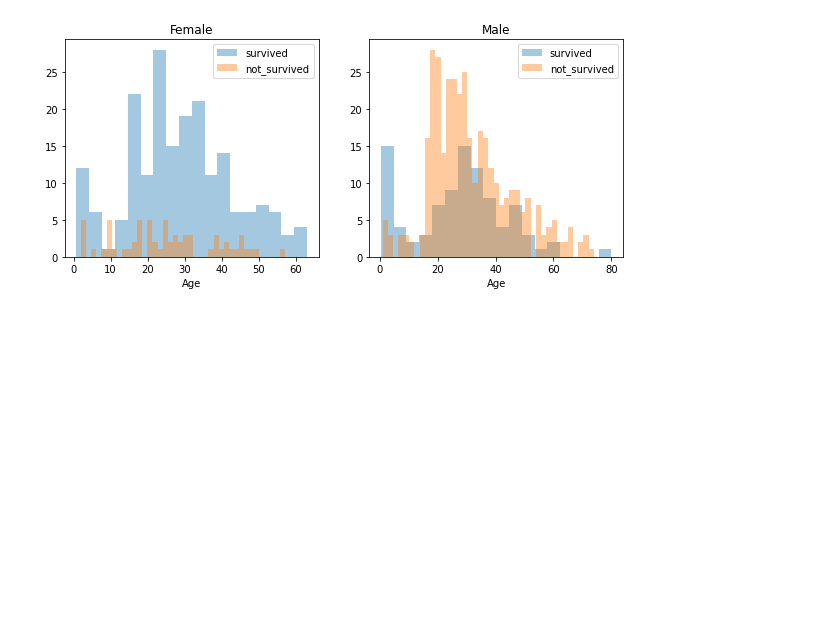
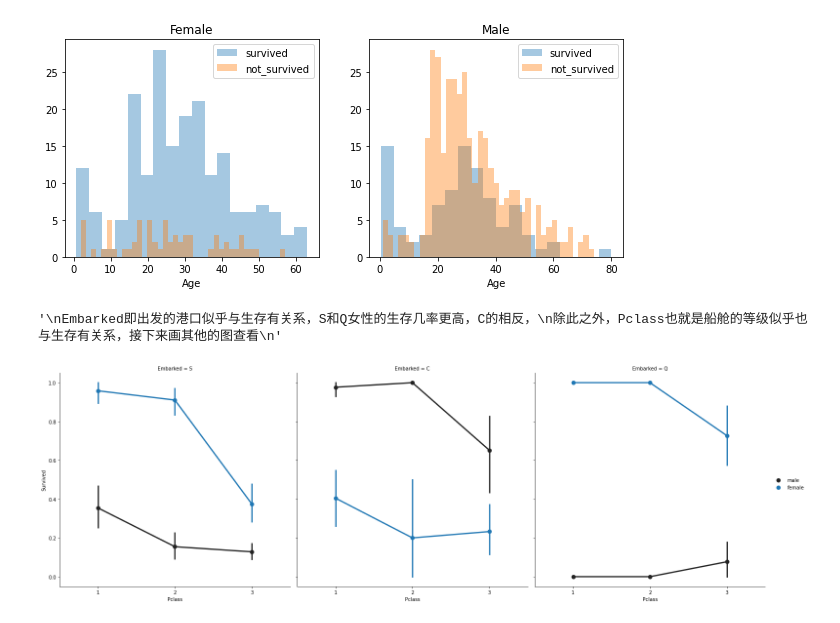
Before and after one commit to limbo1996/learn_python, a Jupyter notebook: Untitled Folder/Titanic.ipynb, the cells around one changed output. Saved outputs shown, nothing was run; the diff lists cells and outputs as text; code cells hidden in the pictures; blank space fills up the shorter version.

```diff
--- a/Untitled Folder/Titanic.ipynb
+++ b/Untitled Folder/Titanic.ipynb
@@ -121,0 +120,15 @@ _ = ax.set_title('Male')
+# %%
+# embarked Pclass and Sex
+FaceGrid = sns.FacetGrid(train_df, col="Embarked", height=7.0,
+                        aspect=1.0)# facetgrid即R中的分面，col是分成几列，row分成几行
+
+FaceGrid.map(sns.pointplot, "Pclass", "Survived", "Sex",
+            palette = None, order = None, hue_order = None)
+FaceGrid.add_legend()
+'''
+Embarked即出发的港口似乎与生存有关系，S和Q女性的生存几率更高，C的相反，
+除此之外，Pclass也就是船舱的等级似乎也与生存有关系，接下来画其他的图查看
+'''
+# %% [output]
+'\nEmbarked即出发的港口似乎与生存有关系，S和Q女性的生存几率更高，C的相反，\n除此之外，Pclass也就是船舱的等级似乎也与生存有关系，接下来画其他的图查看\n'
+[figure, added]
```
Also changed, not shown: parts of 5 cells of this notebook.
